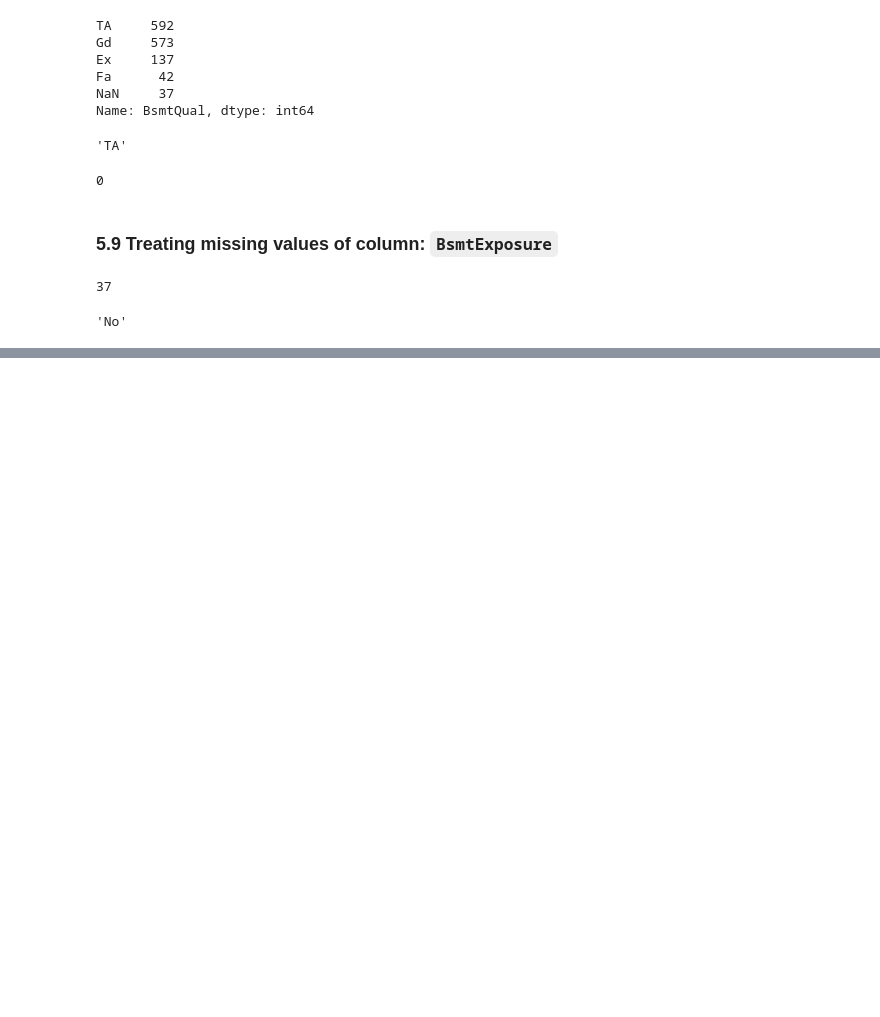
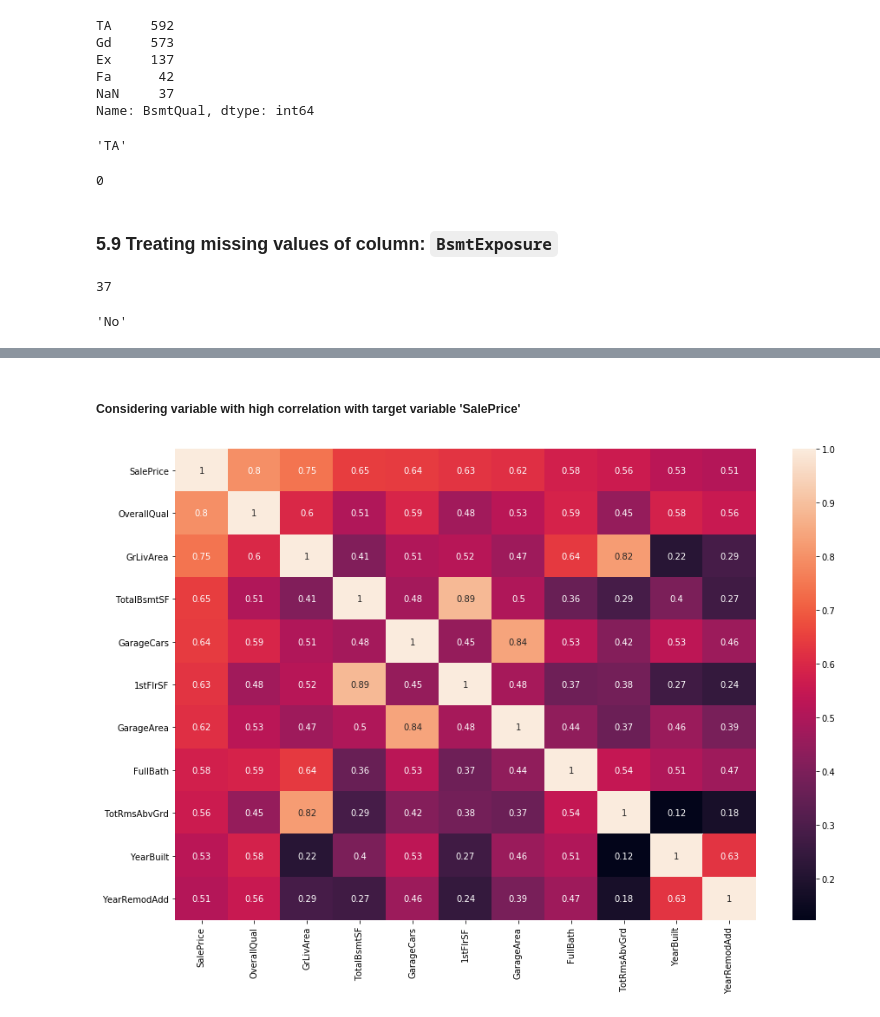
Before and after one commit to Sushil-Deore/Housing-Prices-Predictions, a Jupyter notebook: Housing Prices Prediction.ipynb, the cells around one changed output, grey strips where cells are left out. Cells and saved outputs as stored; diff of their text form; code cells hidden in the pictures; blank space fills up the shorter version.

```diff
--- a/Housing Prices Prediction.ipynb
+++ b/Housing Prices Prediction.ipynb
@@ -854,0 +1024,10 @@ df_test['BsmtExposure'] = df_test['BsmtExposure'].replace(np.nan, mode_BsmtExpos
+# %% [markdown]
+##### Considering variable with high correlation with target variable 'SalePrice'
+# %%
+cols = corrmat.nlargest(11, 'SalePrice')['SalePrice'].index
+cm = np.corrcoef(df_train[cols].values.T)
+plt.figure(figsize=(15, 10))
+sns.heatmap(cm, annot=True, yticklabels=cols.values, xticklabels=cols.values)
+plt.show()
+# %% [output]
+[figure, added]
```
Also changed, not shown: parts of 40 cells of this notebook.
